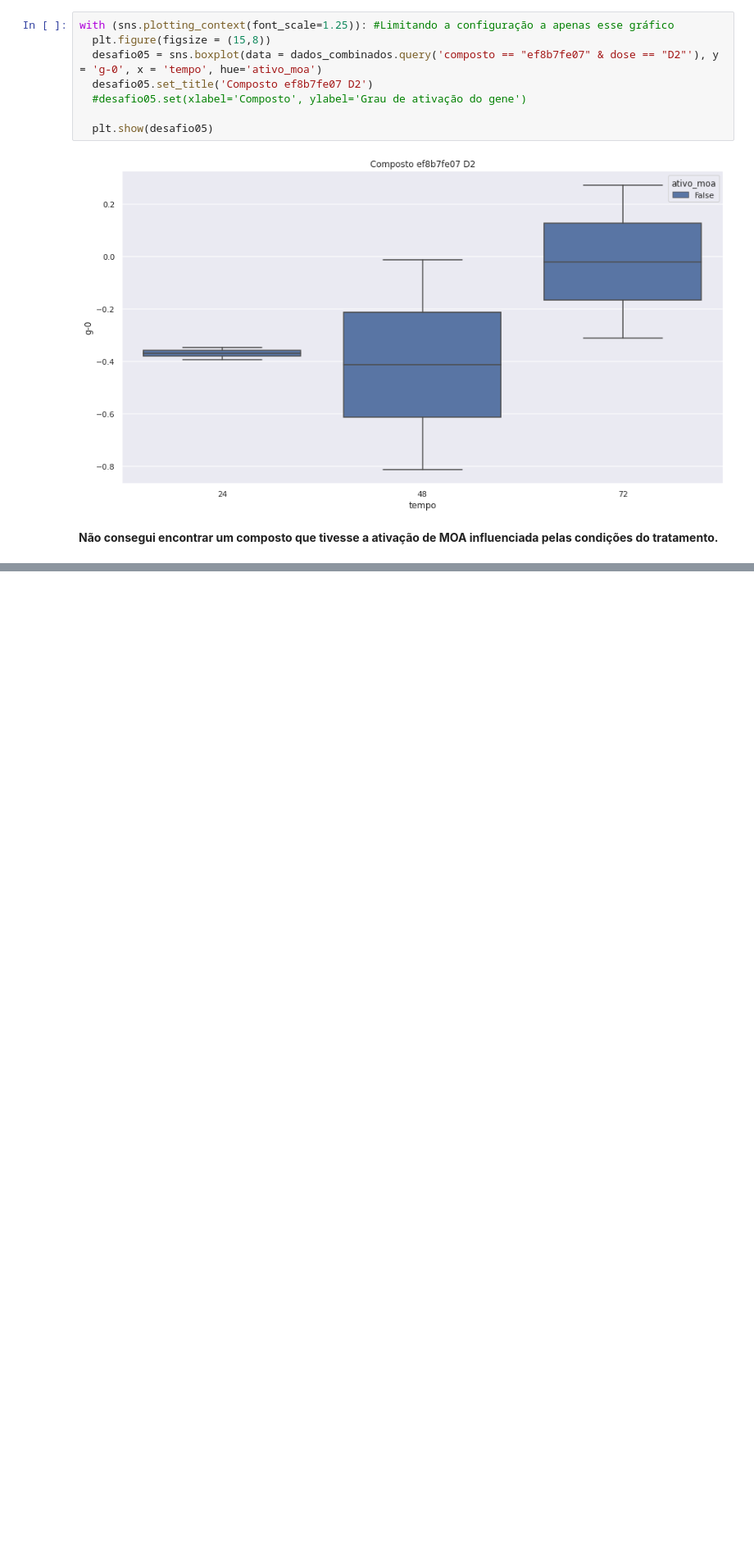
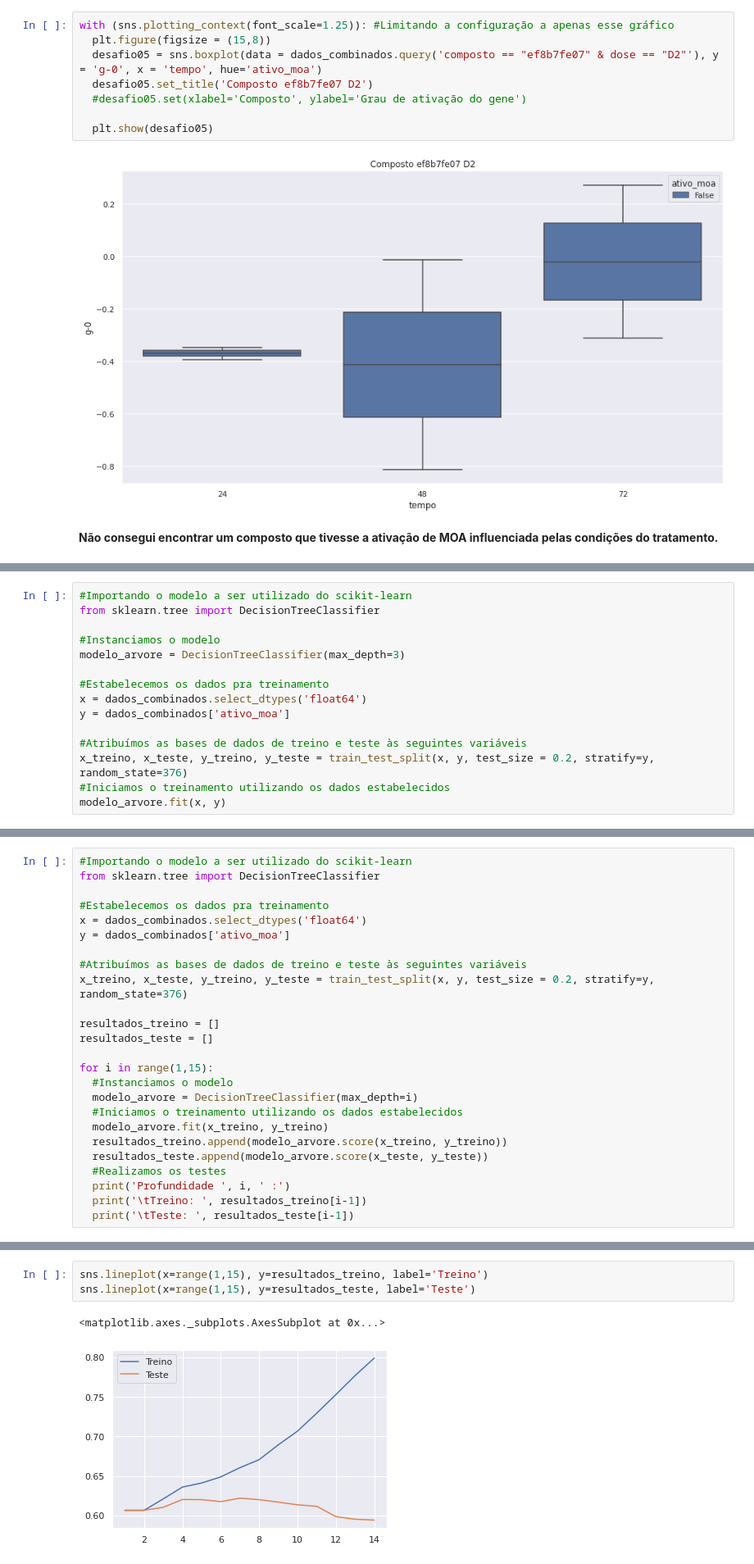
Before and after one commit to joaopasantos/imersao-dados3, a Jupyter notebook: imersaodados_03.ipynb, the cells around one changed output, grey strips where cells are left out. Shown at 82% size. Drawn from its saved outputs; the diff is of its cells as text; blank space fills up the shorter version.

```diff
--- a/imersaodados_03.ipynb
+++ b/imersaodados_03.ipynb
@@ -1112,0 +1296,15 @@ with (sns.plotting_context(font_scale=1.25)): #Limitando a configuração a apen
+# %%
+#Importando o modelo a ser utilizado do scikit-learn
+from sklearn.tree import DecisionTreeClassifier
+
+#Instanciamos o modelo
+modelo_arvore = DecisionTreeClassifier(max_depth=3)
+
+#Estabelecemos os dados pra treinamento
+x = dados_combinados.select_dtypes('float64')
+y = dados_combinados['ativo_moa']
+
+#Atribuímos as bases de dados de treino e teste às seguintes variáveis
+x_treino, x_teste, y_treino, y_teste = train_test_split(x, y, test_size = 0.2, stratify=y, random_state=376)
+#Iniciamos o treinamento utilizando os dados estabelecidos
+modelo_arvore.fit(x, y)
@@ -1112,0 +1324,25 @@ with (sns.plotting_context(font_scale=1.25)): #Limitando a configuração a apen
+# %%
+#Importando o modelo a ser utilizado do scikit-learn
+from sklearn.tree import DecisionTreeClassifier
+
+#Estabelecemos os dados pra treinamento
+x = dados_combinados.select_dtypes('float64')
+y = dados_combinados['ativo_moa']
+
+#Atribuímos as bases de dados de treino e teste às seguintes variáveis
+x_treino, x_teste, y_treino, y_teste = train_test_split(x, y, test_size = 0.2, stratify=y, random_state=376)
+
+resultados_treino = []
+resultados_teste = []
+
+for i in range(1,15):
+  #Instanciamos o modelo
+  modelo_arvore = DecisionTreeClassifier(max_depth=i)
+  #Iniciamos o treinamento utilizando os dados estabelecidos
+  modelo_arvore.fit(x_treino, y_treino)
+  resultados_treino.append(modelo_arvore.score(x_treino, y_treino))
+  resultados_teste.append(modelo_arvore.score(x_teste, y_teste))
+  #Realizamos os testes
+  print('Profundidade ', i, ' :')
+  print('\tTreino: ', resultados_treino[i-1])
+  print('\tTeste: ', resultados_teste[i-1])
@@ -1112,0 +1401,6 @@ with (sns.plotting_context(font_scale=1.25)): #Limitando a configuração a apen
+# %%
+sns.lineplot(x=range(1,15), y=resultados_treino, label='Treino')
+sns.lineplot(x=range(1,15), y=resultados_teste, label='Teste')
+# %% [output]
+<matplotlib.axes._subplots.AxesSubplot at 0x...>
+[figure, added]
```
Also changed, not shown: parts of 65 cells of this notebook.
